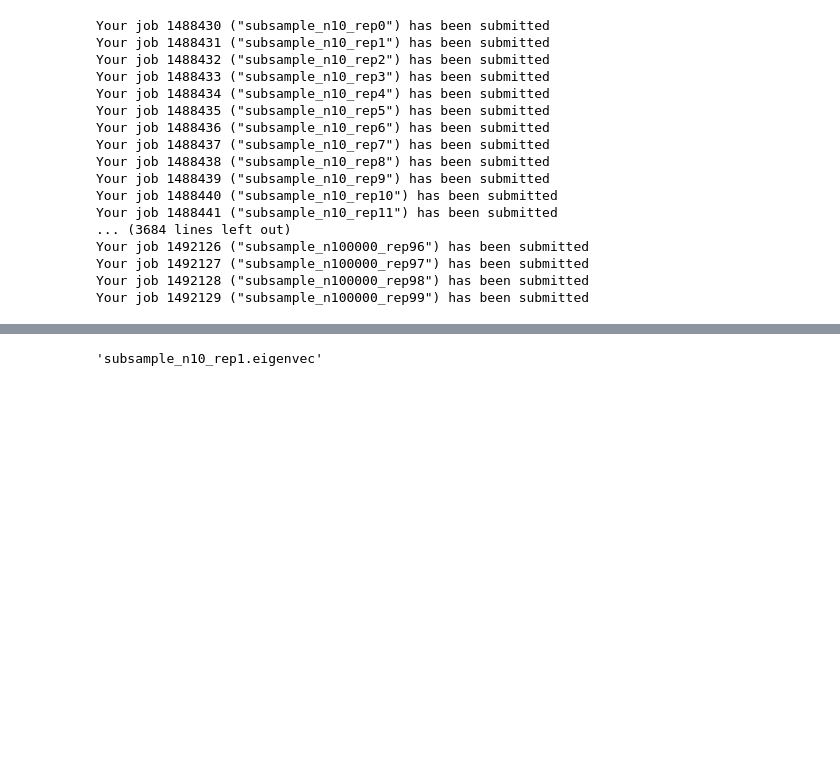
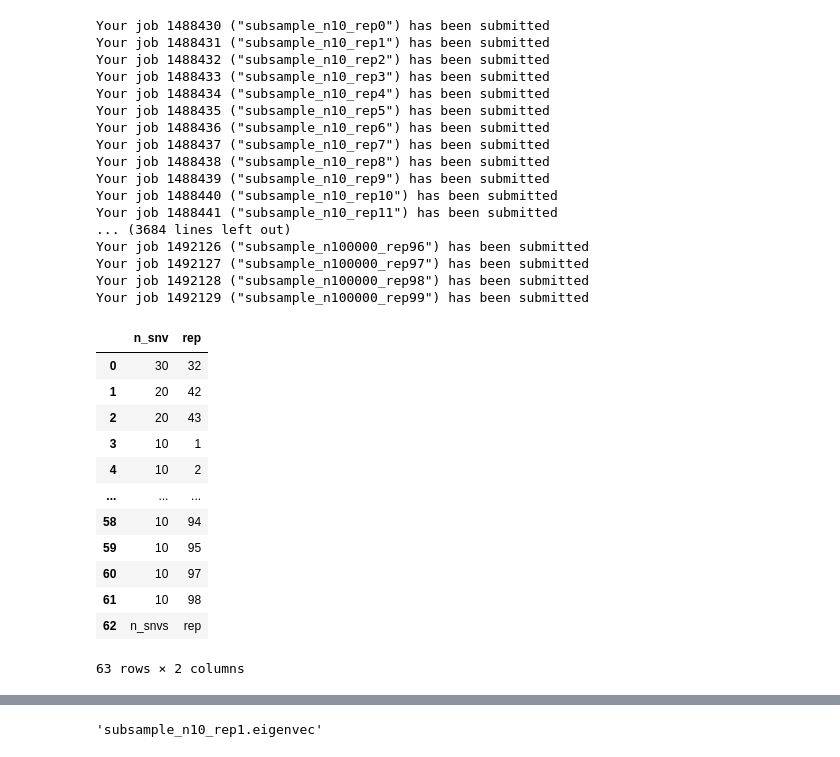
Before and after one commit to nealplatt/schisto_aim_panel, a Jupyter notebook: code/aim_panel_development.ipynb, the cells around one changed output, grey strips where cells are left out. Saved outputs shown, nothing was run; the diff lists cells and outputs as text; code cells hidden in the pictures; blank space fills up the shorter version.

Commit message:
resampling failed replicates untill successful

```diff
--- a/code/aim_panel_development.ipynb
+++ b/code/aim_panel_development.ipynb
@@ -471,3 +467,19 @@ Your job 1492126 ("subsample_n100000_rep96") has been submitted
 Your job 1492127 ("subsample_n100000_rep97") has been submitted
 Your job 1492128 ("subsample_n100000_rep98") has been submitted
 Your job 1492129 ("subsample_n100000_rep99") has been submitted
+# %%
+failed_pca_df
+# %% [output]
+|  | n_snv | rep |
+| 0 | 30 | 32 |
+| 1 | 20 | 42 |
+| 2 | 20 | 43 |
+| 3 | 10 | 1 |
+| 4 | 10 | 2 |
+| ... | ... | ... |
+| 58 | 10 | 94 |
+| 59 | 10 | 95 |
+| 60 | 10 | 97 |
+| 61 | 10 | 98 |
+| 62 | n_snvs | rep |
+63 rows × 2 columns
```
Also changed, not shown: parts of 5 cells of this notebook.
